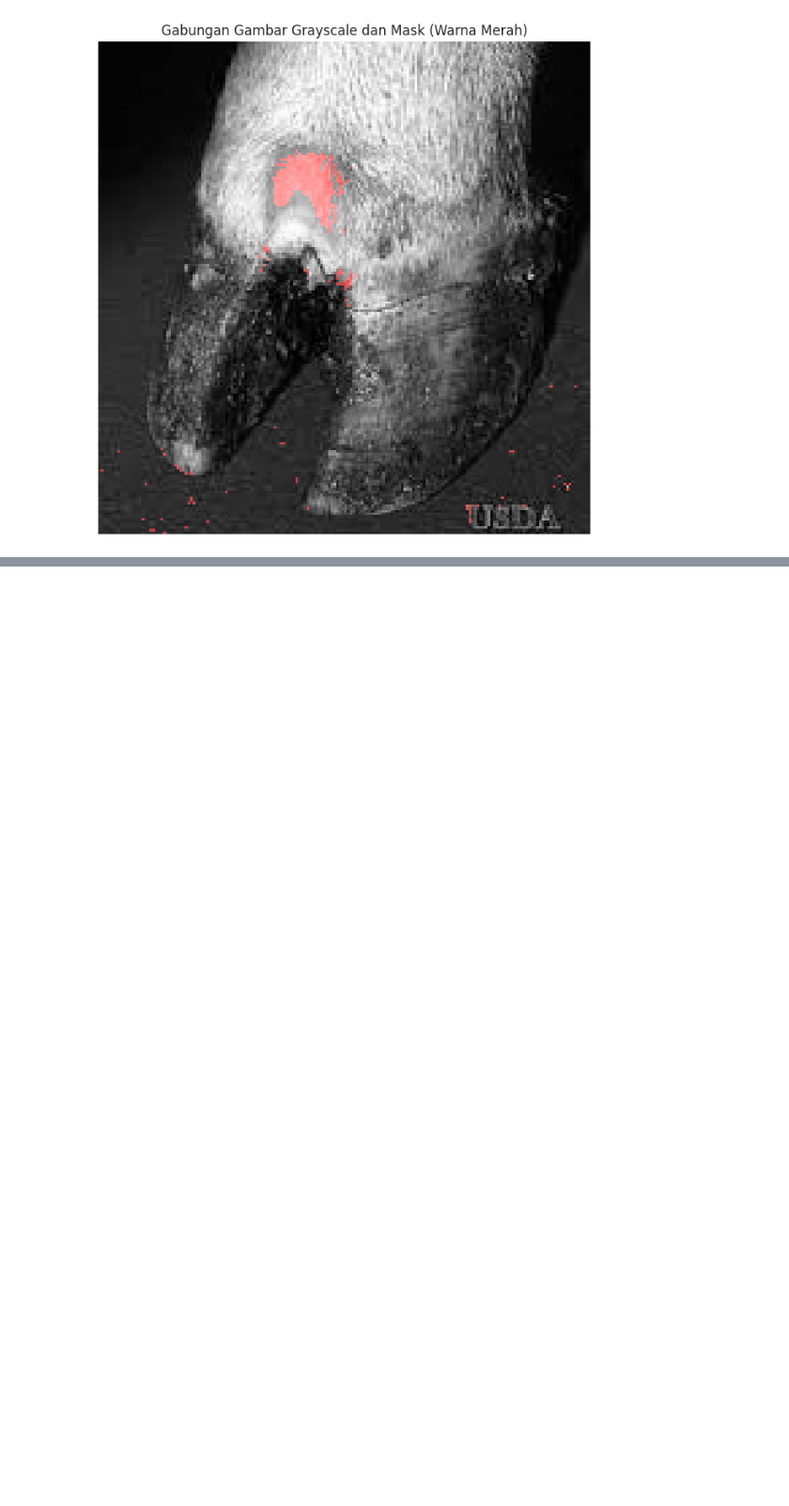
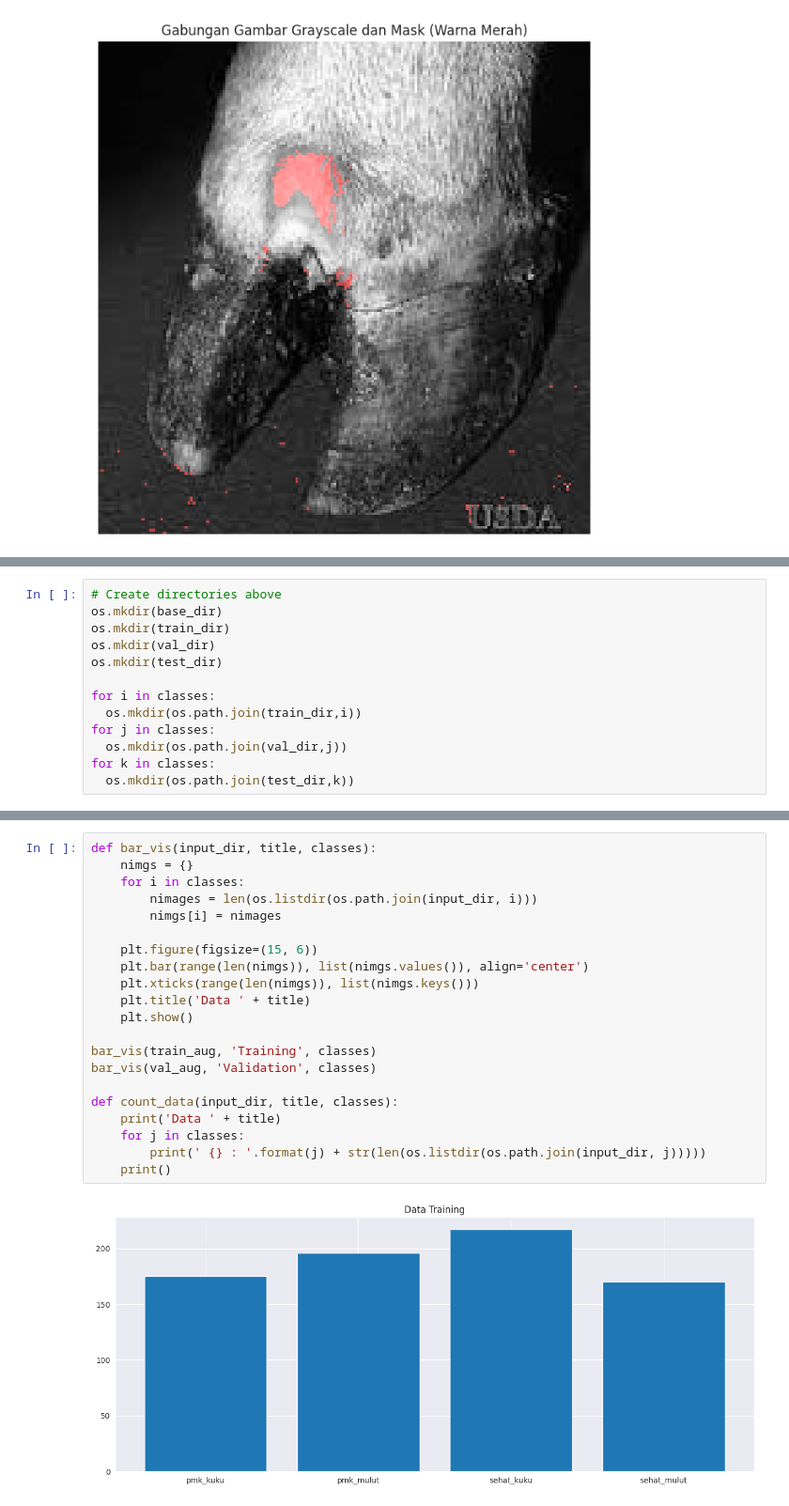
Before and after one commit to jfraska/smart-cowshed, a Jupyter notebook: smart_cowshed.ipynb, the cells around one changed output, grey strips where cells are left out. Shown at 94% size. Saved outputs shown, nothing was run; the diff lists cells and outputs as text; blank space fills up the shorter version.

```diff
--- a/smart_cowshed.ipynb
+++ b/smart_cowshed.ipynb
@@ -80,0 +96,13 @@ plt.show()
+# %%
+# Create directories above
+os.mkdir(base_dir)
+os.mkdir(train_dir)
+os.mkdir(val_dir)
+os.mkdir(test_dir)
+
+for i in classes:
+  os.mkdir(os.path.join(train_dir,i))
+for j in classes:
+  os.mkdir(os.path.join(val_dir,j))
+for k in classes:
+  os.mkdir(os.path.join(test_dir,k))
@@ -80,0 +250,23 @@ plt.show()
+# %%
+def bar_vis(input_dir, title, classes):
+    nimgs = {}
+    for i in classes:
+        nimages = len(os.listdir(os.path.join(input_dir, i)))
+        nimgs[i] = nimages
+
+    plt.figure(figsize=(15, 6))
+    plt.bar(range(len(nimgs)), list(nimgs.values()), align='center')
+    plt.xticks(range(len(nimgs)), list(nimgs.keys()))
+    plt.title('Data ' + title)
+    plt.show()
+
+bar_vis(train_aug, 'Training', classes)
+bar_vis(val_aug, 'Validation', classes)
+
+def count_data(input_dir, title, classes):
+    print('Data ' + title)
+    for j in classes:
+        print(' {} : '.format(j) + str(len(os.listdir(os.path.join(input_dir, j)))))
+    print()
+# %% [output]
+[figure, added]
```
Also changed, not shown: parts of 8 cells of this notebook.
